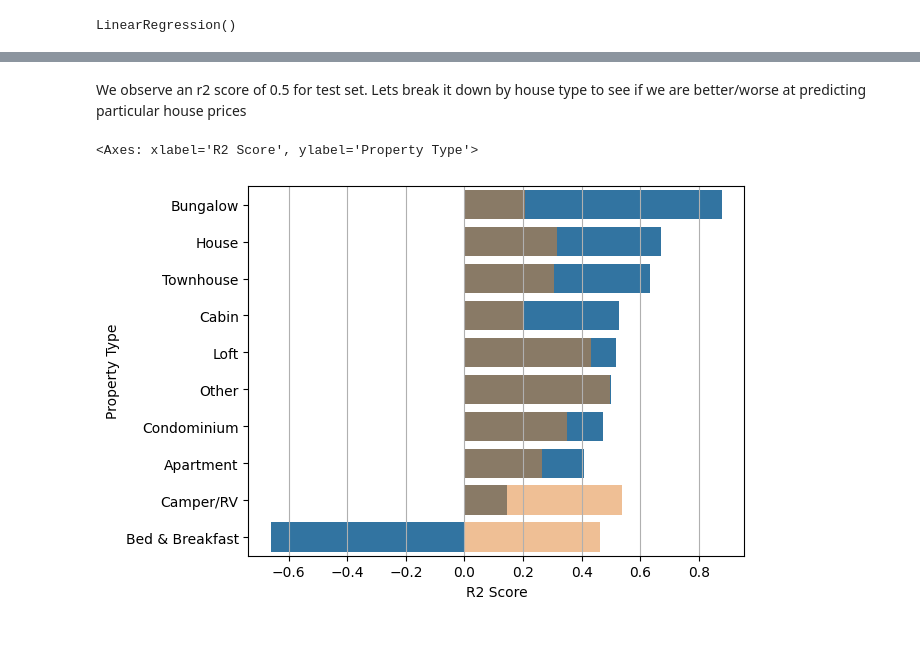
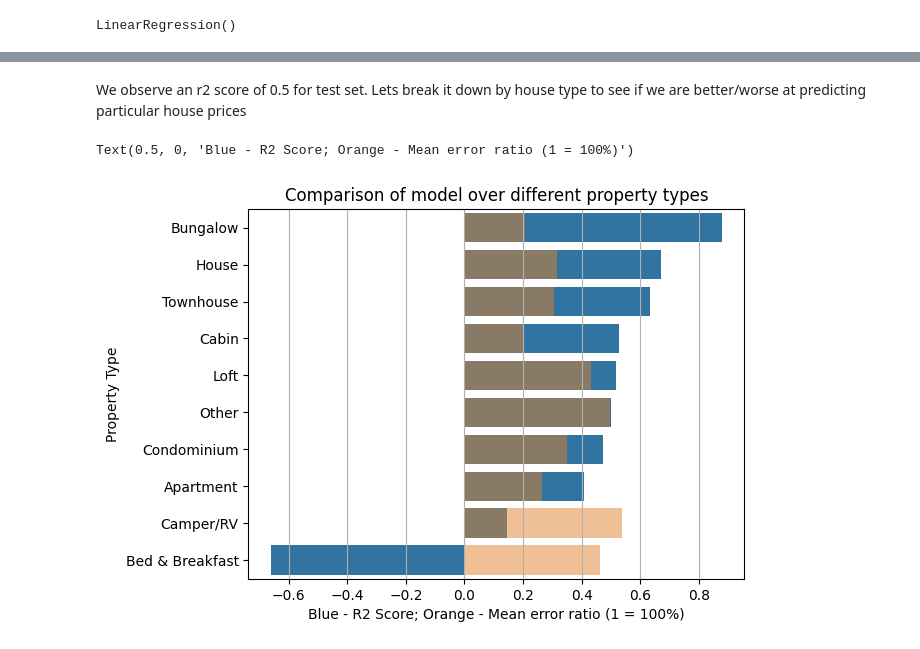
Before and after one commit to AayushSo/AirBnB-prelim-analysis, a Jupyter notebook: medium_airbnb.ipynb, the cells around one changed output, grey strips where cells are left out. Saved outputs shown, nothing was run; the diff lists cells and outputs as text; code cells hidden in the pictures.

```diff
--- a/medium_airbnb.ipynb
+++ b/medium_airbnb.ipynb
@@ -575,7 +588,7 @@ print(train_score)
 0.6205387608535613
-# %% [markdown]
-We observe an r2 score of 0.5 for test set.
-Lets break it down by house type to see if we are better/worse at predicting particular house prices
+# %% [markdown]
+We observe an r2 score of 0.5 for test set.
+Lets break it down by house type to see if we are better/worse at predicting particular house prices
 # %%
 # We will use this list to draw a graph of r2 score for each property type
 prop_type_pred=[]
@@ -597,11 +610,13 @@ for pt in prop_type_order :
 # %%
 df_pred=pd.DataFrame([ [i,j] for i,j in zip(prop_type_order,prop_type_pred)], columns=['Property Type', 'R2 Score'])
 df_pred=df_pred.sort_values(by='R2 Score',ascending=False)
 sns.barplot(data=df_pred,y='Property Type',x='R2 Score')
 
 df_pred=pd.DataFrame([ [i,j] for i,j in zip(prop_type_order,prop_type_avg_err)], columns=['Property Type', 'Mean error'])
 df_pred=df_pred.sort_values(by='Mean error',ascending=False)
 sns.barplot(data=df_pred,y='Property Type',x='Mean error',alpha=0.5)
+plt.title('Comparison of model over different property types');
+plt.xlabel('Blue - R2 Score; Orange - Mean error ratio (1 = 100%)')
 # %% [output]
-<Axes: xlabel='R2 Score', ylabel='Property Type'>
+Text(0.5, 0, 'Blue - R2 Score; Orange - Mean error ratio (1 = 100%)')
-[figure, old version]
+[figure, new version]
```
Also changed, not shown: parts of 54 cells of this notebook.
